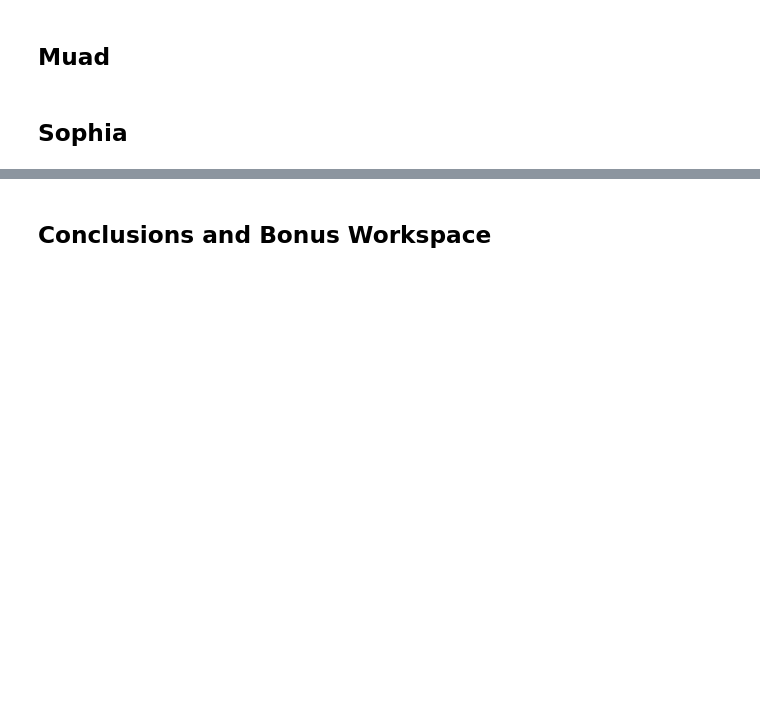
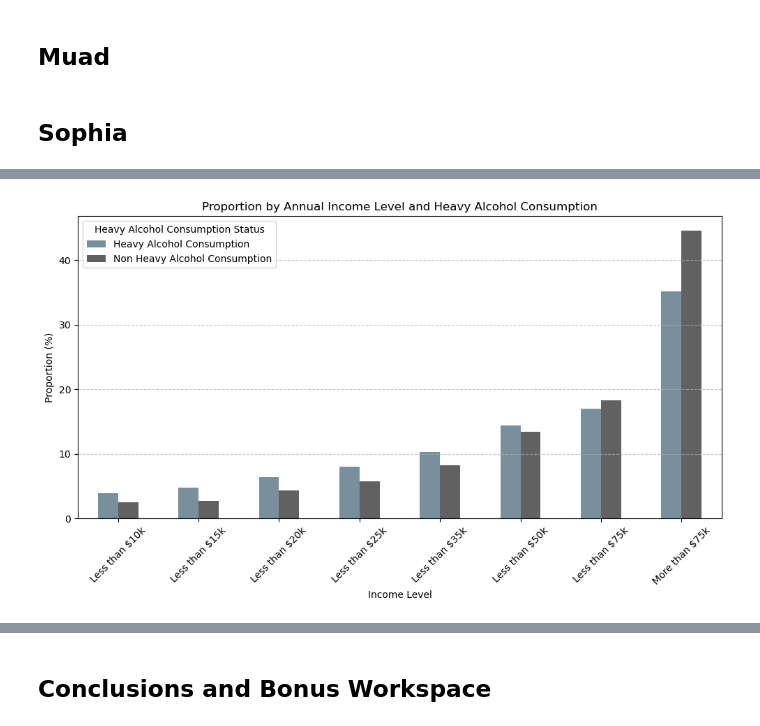
Before and after one commit to williamlevine/project-one, a Jupyter notebook: main_notebook.ipynb, the cells around one changed output, grey strips where cells are left out. Drawn from its saved outputs; the diff is of its cells as text; code cells hidden in the pictures; blank space fills up the shorter version.

```diff
--- a/main_notebook.ipynb
+++ b/main_notebook.ipynb
@@ -68,0 +106,4 @@ plt.show()
+# %%
+# Trim the dataframe so it is only our variables of interest
+df_trimmed = diabetes_df[["Diabetes_012", "Income", "Education", "Age", "HvyAlcoholConsump", "Fruits", "Veggies", "CholCheck", "HighChol", "PhysActivity", "BMI"]].copy()
+df_trimmed.head()
@@ -68,0 +192,19 @@ plt.show()
+# %%
+# Group by heavy alcohol consumption and income status, count the number of participants for each category
+alcohol_vs_diabetes_income = df_trimmed.groupby(["HvyAlcoholConsump", "Income"]).size().reset_index(name='count')
+alcohol_vs_diabetes_income
+# Separate 0 heavy alcohol consumption values from 1 heavy alcohol consumption values, copying the tables so we can easily perform actions on them
+no_alc_income = alcohol_vs_diabetes_income[alcohol_vs_diabetes_income["HvyAlcoholConsump"] == 0].copy()
+yes_alc_income = alcohol_vs_diabetes_income[alcohol_vs_diabetes_income["HvyAlcoholConsump"] == 1].copy()
+
+# Find the total respondents per category (heavy alcohol consumption vs non heavy alcohol consumption)
+# Create a new column for the proportion of respondents in each row out of their respective category
+no_alc_sum_income = no_alc_income["count"].sum()
+no_alc_income["proportion"] = (no_alc_income["count"] / no_alc_sum_income) * 100
+
+yes_alc_sum_income = yes_alc_income["count"].sum()
+yes_alc_income["proportion"] = (yes_alc_income["count"] / yes_alc_sum_income) * 100
+
+# Using the pd.concat() function, combine the two tables into the new df, which shows the proportions
+alcoholstack_income = pd.concat([no_alc_income, yes_alc_income], ignore_index=False)
+alcoholstack_income
@@ -68,0 +229,23 @@ plt.show()
+# %%
+alcoholstack_income = alcoholstack_income.pivot(index='Income', columns='HvyAlcoholConsump', values='proportion')
+
+# Rename columns for clarity
+alcoholstack_income.columns = ['Heavy Alcohol Consumption', 'Non Heavy Alcohol Consumption']
+
+# Plot the bar graph
+fig, ax = plt.subplots(figsize=(10, 6))
+alcoholstack_income.plot(kind='bar', ax=ax, color=['#78909c', '#616161'])
+
+# Formatting
+plt.title('Proportion by Annual Income Level and Heavy Alcohol Consumption')
+plt.xlabel('Income Level')
+plt.ylabel('Proportion (%)')
+plt.xticks(rotation=0)  # Rotate x labels to horizontal
+ax.set_xticklabels(['Less than $10k', 'Less than $15k', 'Less than $20k', 'Less than $25k', 'Less than $35k', 'Less than $50k', 'Less than $75k', 'More than $75k'], rotation=45)
+plt.legend(title='Heavy Alcohol Consumption Status')
+plt.grid(axis='y', linestyle='--', alpha=0.7)
+
+plt.tight_layout()
+plt.show()
+# %% [output]
+[figure, added]
```
Also changed, not shown: parts of 18 cells of this notebook.
